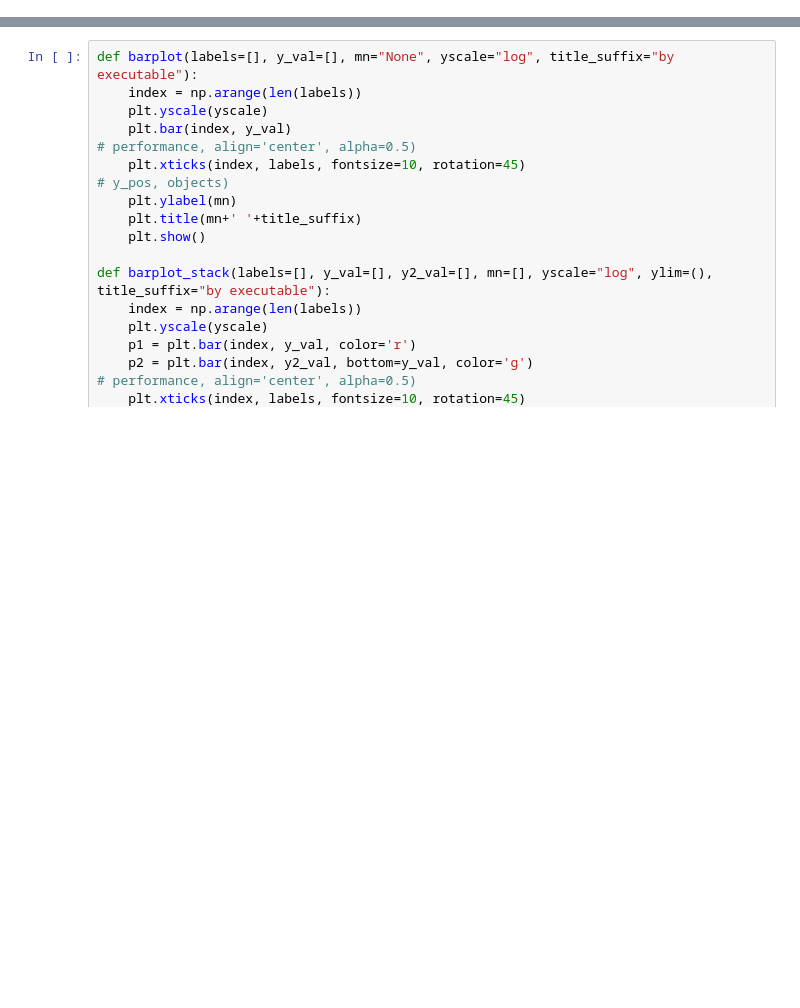
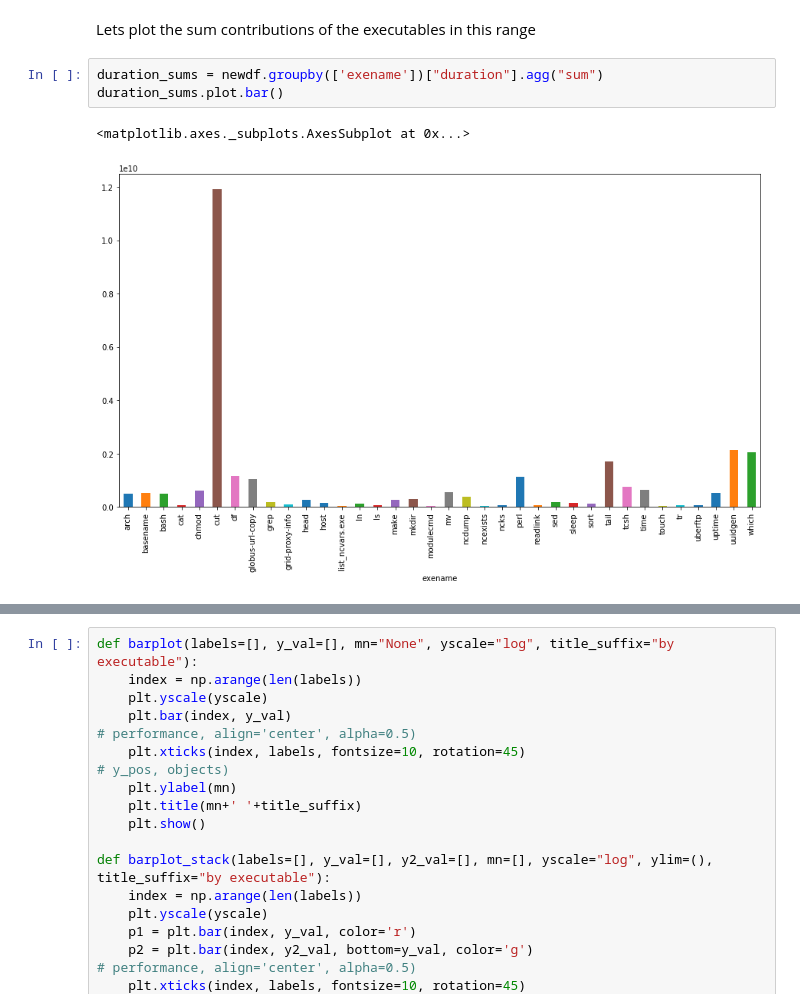
Before and after one commit to ilaflott/epmt, a Jupyter notebook: EPMT.ipynb, the cells around one changed output, grey strips where cells are left out. Saved outputs shown, nothing was run; the diff lists cells and outputs as text; blank space fills up the shorter version.

```diff
--- a/EPMT.ipynb
+++ b/EPMT.ipynb
@@ -16,0 +89,8 @@ setup_orm_db()
+# %% [markdown]
+Lets plot the sum contributions of the executables in this range
+# %%
+duration_sums = newdf.groupby(['exename'])["duration"].agg("sum")
+duration_sums.plot.bar()
+# %% [output]
+<matplotlib.axes._subplots.AxesSubplot at 0x...>
+[figure, added]
```
Also changed, not shown: parts of 26 cells of this notebook, 2 other files.
